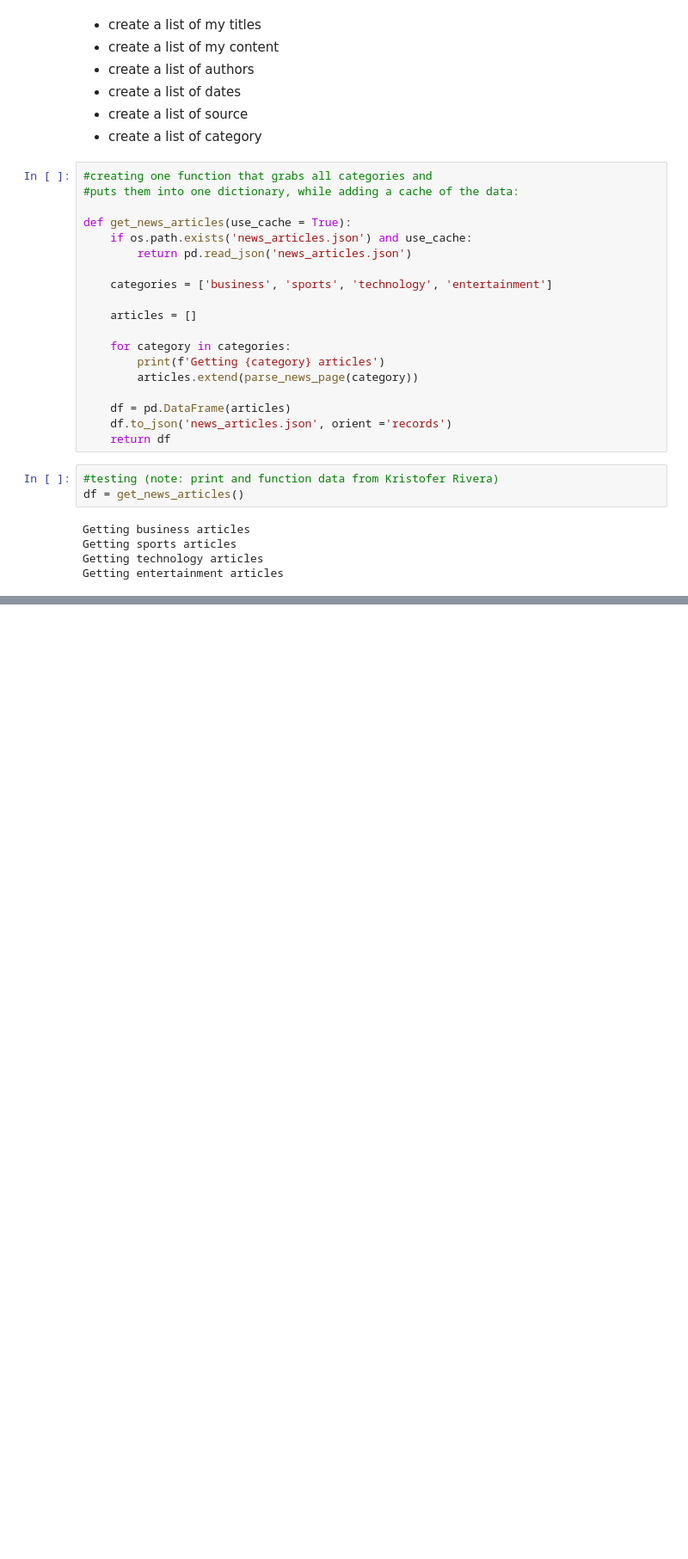
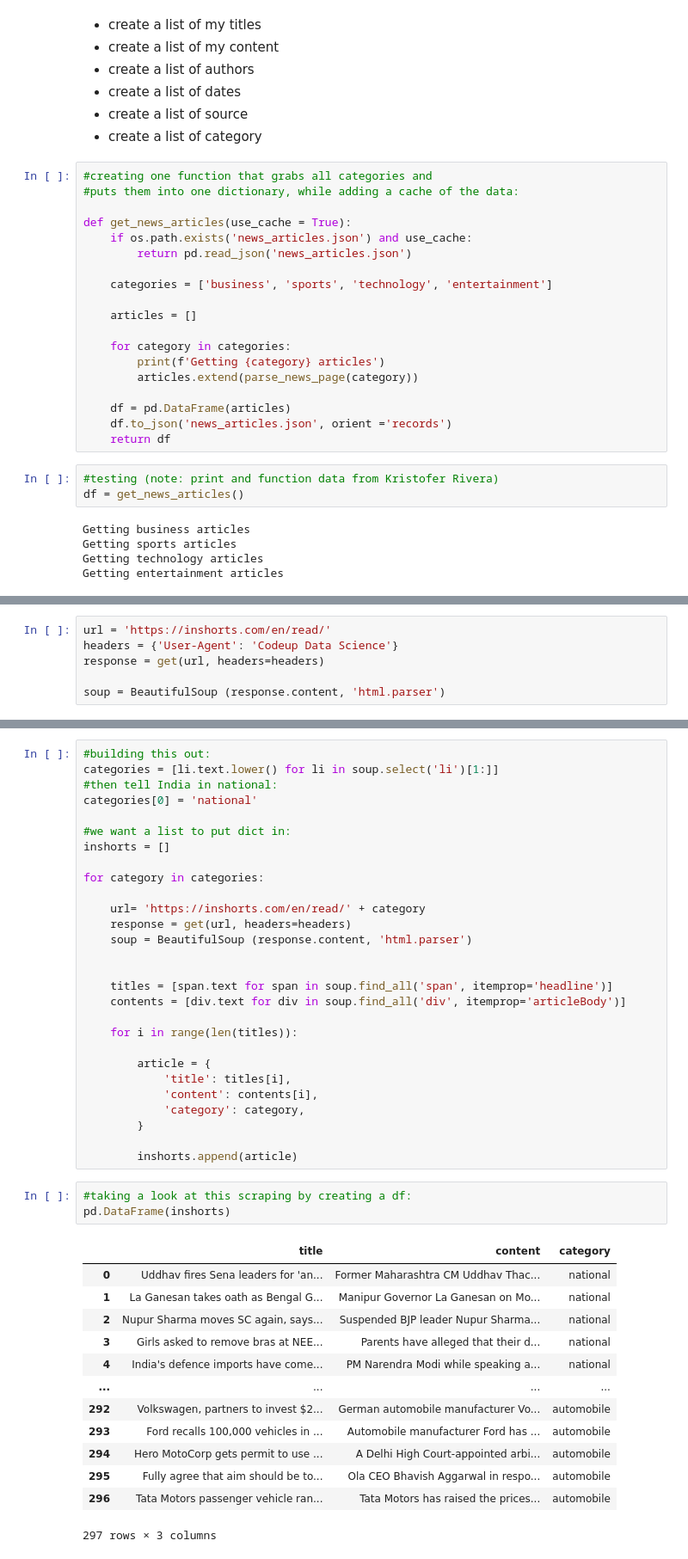
Before and after one commit to jeneyring/nlp-exercises, a Jupyter notebook: acquire_codeup_blog_notebook.ipynb, the cells around one changed output, grey strips where cells are left out. Shown: that part at 86% size. Cells and saved outputs as stored; diff of their text form; blank space fills up the shorter version.

```diff
--- a/acquire_codeup_blog_notebook.ipynb
+++ b/acquire_codeup_blog_notebook.ipynb
@@ -326,0 +427,6 @@ df.head()
+# %%
+url = 'https://inshorts.com/en/read/'
+headers = {'User-Agent': 'Codeup Data Science'}
+response = get(url, headers=headers)
+
+soup = BeautifulSoup (response.content, 'html.parser')
@@ -326,0 +533,45 @@ df.head()
+# %%
+#building this out:
+categories = [li.text.lower() for li in soup.select('li')[1:]]
+#then tell India in national:
+categories[0] = 'national'
+
+#we want a list to put dict in:
+inshorts = []
+
+for category in categories:
+
+    url= 'https://inshorts.com/en/read/' + category
+    response = get(url, headers=headers)
+    soup = BeautifulSoup (response.content, 'html.parser')
+
+
+    titles = [span.text for span in soup.find_all('span', itemprop='headline')]
+    contents = [div.text for div in soup.find_all('div', itemprop='articleBody')]
+
+    for i in range(len(titles)):
+
+        article = {
+            'title': titles[i],
+            'content': contents[i],
+            'category': category,
+        }
+
+        inshorts.append(article)
+# %%
+#taking a look at this scraping by creating a df:
+pd.DataFrame(inshorts)
+# %% [output]
+|  | title | content | category |
+| 0 | Uddhav fires Sena leaders for 'an... | Former Maharashtra CM Uddhav Thac... | national |
+| 1 | La Ganesan takes oath as Bengal G... | Manipur Governor La Ganesan on Mo... | national |
+| 2 | Nupur Sharma moves SC again, says... | Suspended BJP leader Nupur Sharma... | national |
+| 3 | Girls asked to remove bras at NEE... | Parents have alleged that their d... | national |
+| 4 | India's defence imports have come... | PM Narendra Modi while speaking a... | national |
+| ... | ... | ... | ... |
+| 292 | Volkswagen, partners to invest $2... | German automobile manufacturer Vo... | automobile |
+| 293 | Ford recalls 100,000 vehicles in ... | Automobile manufacturer Ford has ... | automobile |
+| 294 | Hero MotoCorp gets permit to use ... | A Delhi High Court-appointed arbi... | automobile |
+| 295 | Fully agree that aim should be to... | Ola CEO Bhavish Aggarwal in respo... | automobile |
+| 296 | Tata Motors passenger vehicle ran... | Tata Motors has raised the prices... | automobile |
+297 rows × 3 columns
```
Also changed, not shown: parts of 20 cells of this notebook.
